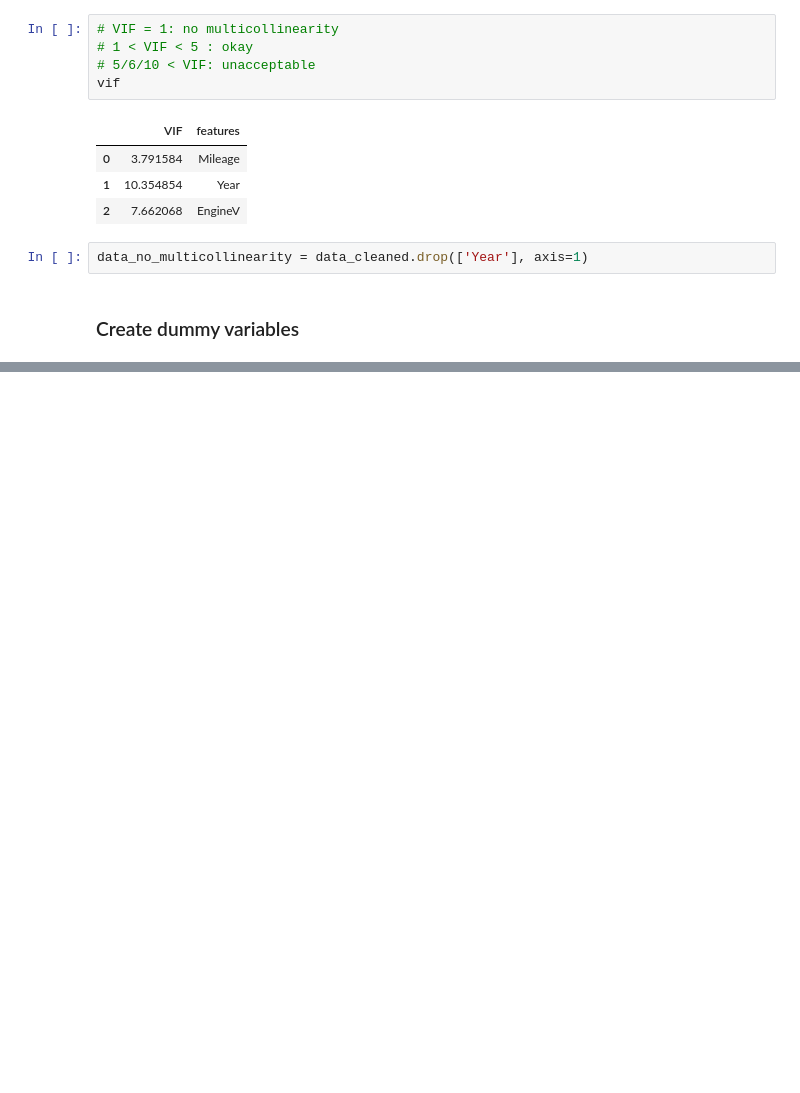
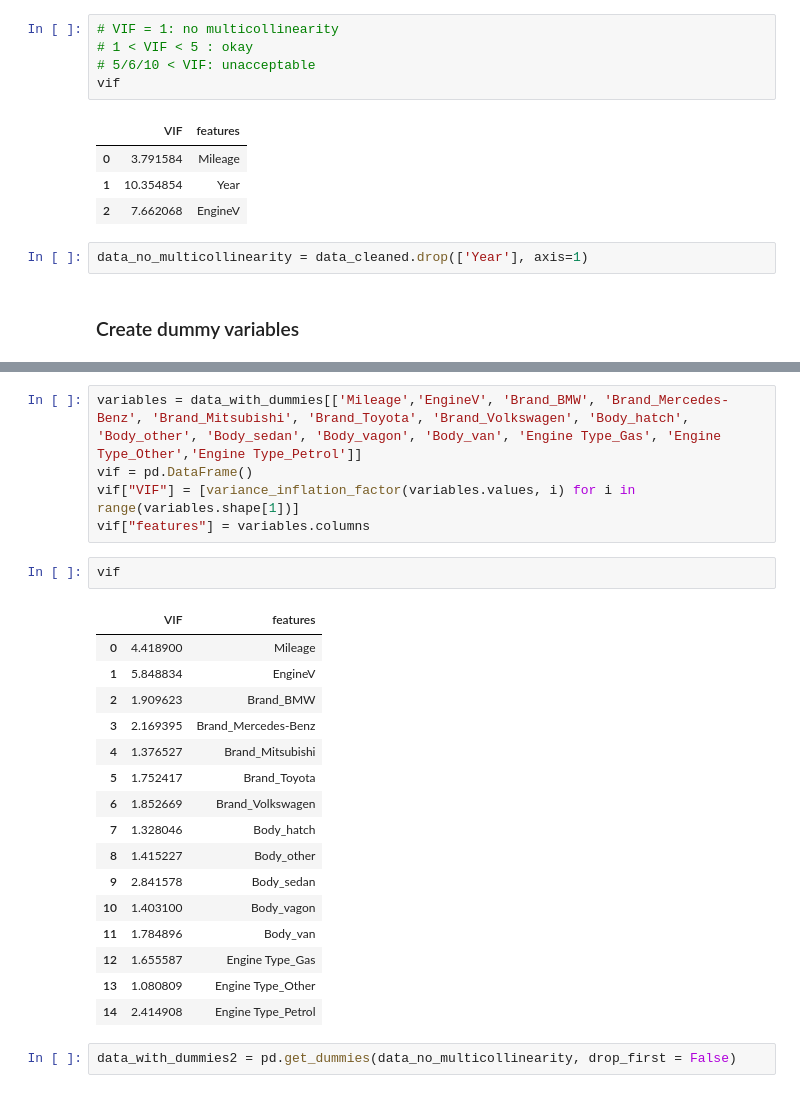
Before and after one commit to mekchou/UdemyDSBootcamp, a Jupyter notebook: Sec35/L225sklearn - Linear Regression - Practical Example.ipynb, the cells around one changed output, grey strips where cells are left out. Drawn from its saved outputs; the diff is of its cells as text; blank space fills up the shorter version.

```diff
--- a/Sec35/L225sklearn - Linear Regression - Practical Example.ipynb
+++ b/Sec35/L225sklearn - Linear Regression - Practical Example.ipynb
@@ -300,0 +312,26 @@ data_no_multicollinearity = data_cleaned.drop(['Year'], axis=1)
+# %%
+variables = data_with_dummies[['Mileage','EngineV', 'Brand_BMW', 'Brand_Mercedes-Benz', 'Brand_Mitsubishi', 'Brand_Toyota', 'Brand_Volkswagen', 'Body_hatch', 'Body_other', 'Body_sedan', 'Body_vagon', 'Body_van', 'Engine Type_Gas', 'Engine Type_Other','Engine Type_Petrol']]
+vif = pd.DataFrame()
+vif["VIF"] = [variance_inflation_factor(variables.values, i) for i in range(variables.shape[1])]
+vif["features"] = variables.columns
+# %%
+vif
+# %% [output]
+|  | VIF | features |
+| 0 | 4.418900 | Mileage |
+| 1 | 5.848834 | EngineV |
+| 2 | 1.909623 | Brand_BMW |
+| 3 | 2.169395 | Brand_Mercedes-Benz |
+| 4 | 1.376527 | Brand_Mitsubishi |
+| 5 | 1.752417 | Brand_Toyota |
+| 6 | 1.852669 | Brand_Volkswagen |
+| 7 | 1.328046 | Body_hatch |
+| 8 | 1.415227 | Body_other |
+| 9 | 2.841578 | Body_sedan |
+| 10 | 1.403100 | Body_vagon |
+| 11 | 1.784896 | Body_van |
+| 12 | 1.655587 | Engine Type_Gas |
+| 13 | 1.080809 | Engine Type_Other |
+| 14 | 2.414908 | Engine Type_Petrol |
+# %%
+data_with_dummies2 = pd.get_dummies(data_no_multicollinearity, drop_first = False)
```
Also changed, not shown: parts of 9 cells of this notebook.
